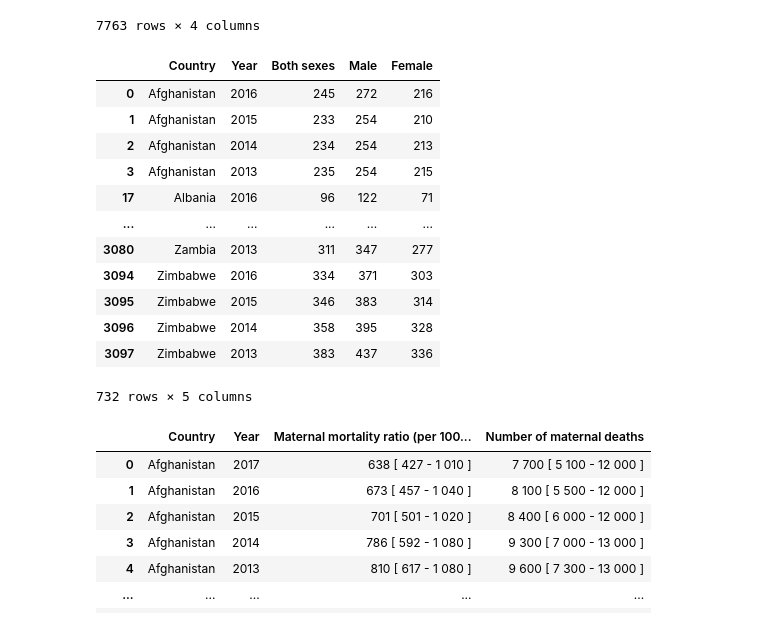
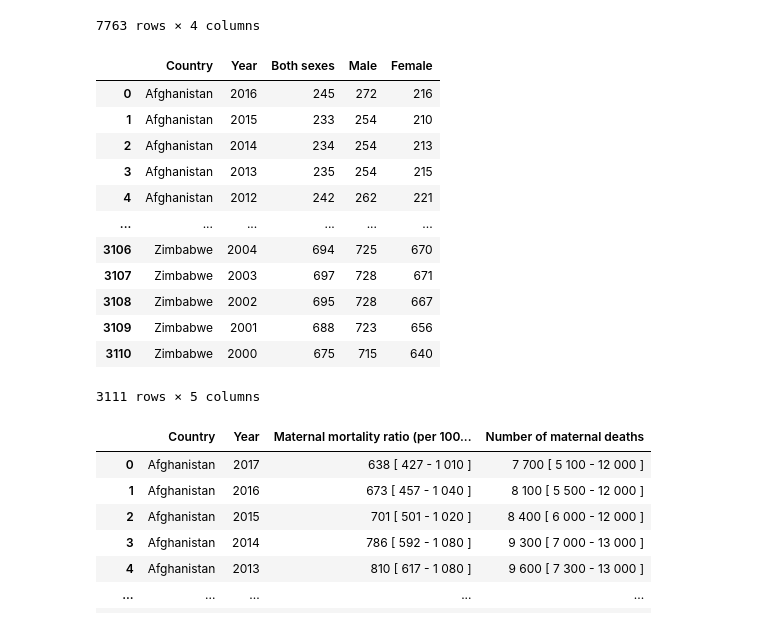
Before and after one commit to oludovisi/DSF_Final, a Jupyter notebook: DSF_Final_Project.ipynb, the cells around one changed output. Saved outputs shown, nothing was run; the diff lists cells and outputs as text; code cells hidden in the pictures.

```diff
--- a/DSF_Final_Project.ipynb
+++ b/DSF_Final_Project.ipynb
@@ -27,22 +27,22 @@ mean_years
 7763 rows × 4 columns
 # %%
 ad_mort = pd.read_csv('Adult mortality.csv', skiprows=1)
-ad_mort = ad_mort[(ad_mort['Year'] >= 2013) & (ad_mort['Year'] <2017)]
+#ad_mort = ad_mort[(ad_mort['Year'] >= 2013) & (ad_mort['Year'] <2017)]
 ad_mort
 # %% [output]
 |  | Country | Year | Both sexes | Male | Female |
 | 0 | Afghanistan | 2016 | 245 | 272 | 216 |
 | 1 | Afghanistan | 2015 | 233 | 254 | 210 |
 | 2 | Afghanistan | 2014 | 234 | 254 | 213 |
 | 3 | Afghanistan | 2013 | 235 | 254 | 215 |
-| 17 | Albania | 2016 | 96 | 122 | 71 |
+| 4 | Afghanistan | 2012 | 242 | 262 | 221 |
 | ... | ... | ... | ... | ... | ... |
-| 3080 | Zambia | 2013 | 311 | 347 | 277 |
-| 3094 | Zimbabwe | 2016 | 334 | 371 | 303 |
-| 3095 | Zimbabwe | 2015 | 346 | 383 | 314 |
-| 3096 | Zimbabwe | 2014 | 358 | 395 | 328 |
-| 3097 | Zimbabwe | 2013 | 383 | 437 | 336 |
+| 3106 | Zimbabwe | 2004 | 694 | 725 | 670 |
+| 3107 | Zimbabwe | 2003 | 697 | 728 | 671 |
+| 3108 | Zimbabwe | 2002 | 695 | 728 | 667 |
+| 3109 | Zimbabwe | 2001 | 688 | 723 | 656 |
+| 3110 | Zimbabwe | 2000 | 675 | 715 | 640 |
-732 rows × 5 columns
+3111 rows × 5 columns
 # %%
 mat_mort = pd.read_csv('Maternal mortality.csv')
 mat_mort
```
Also changed, not shown: parts of 12 cells of this notebook, 3 other files.
